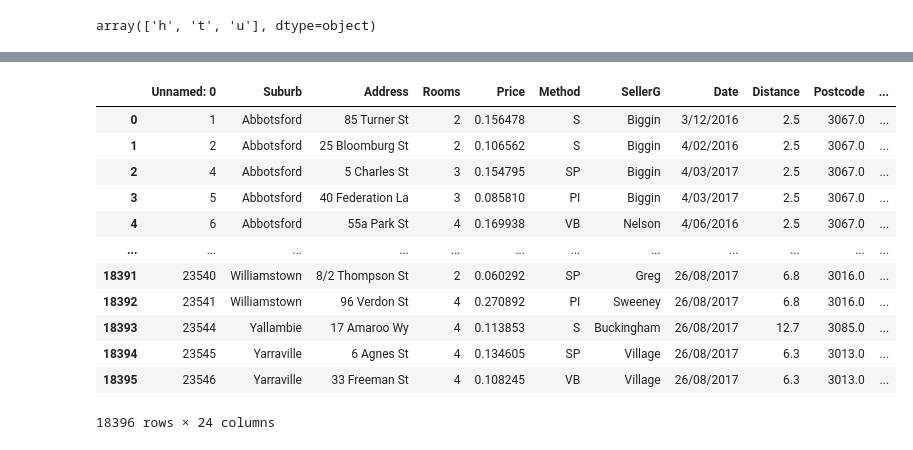
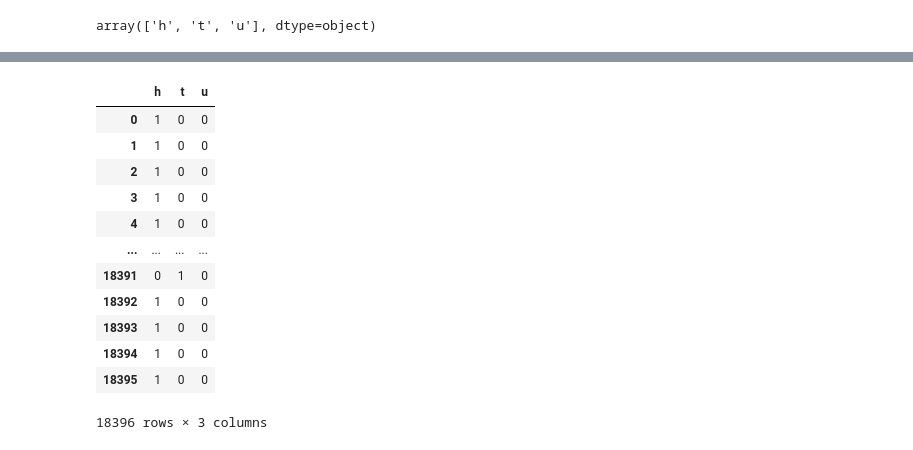
Before and after one commit to RohanDoshi21/PICT-TE-SEM6-DSBDAL, a Jupyter notebook: Assignment1.ipynb, the cells around one changed output, grey strips where cells are left out. Cells and saved outputs as stored; diff of their text form; code cells hidden in the pictures.

Commit message:
Simpler way to use OneHotEncoder

```diff
--- a/Assignment1.ipynb
+++ b/Assignment1.ipynb
@@ -158,12 +165,12 @@ df['Type'].unique()
 array(['h', 't', 'u'], dtype=object)
 # %%
 # Catagoral values to numberical form
-from sklearn.preprocessing import OneHotEncoder
-enc = OneHotEncoder()
+# from sklearn.preprocessing import OneHotEncoder
+# enc = OneHotEncoder()
 
-dt = df['Type'].to_numpy().reshape(-1,1)
-arr = enc.fit_transform(dt).toarray()
-# To Add to DataFrame as column
-arr = DataFrame(arr)
-df = df.join(arr)
-df
+# dt = df['Type'].to_numpy().reshape(-1,1)
+# arr = enc.fit_transform(dt).toarray()
+# # To Add to DataFrame as column
+# arr = DataFrame(arr)
+# df = df.join(arr)
+# df
@@ -184,20 +177,23 @@ df
 # %%
-# Changing column name generated by OneHotEncoder
-df.rename(columns={0: "h", 1 : "t", 2 : "u"}, inplace=True)
-# Droping values in the values
-df.drop(['Type'], axis=1, inplace=True)
-df
+# # Changing column name generated by OneHotEncoder
+# df.rename(columns={0: "h", 1 : "t", 2 : "u"}, inplace=True)
+# # Droping values in the values
+
+# Simpler way to use OneHotEncoder
+# This is a simpler way to use on hot encoder
+dfType = get_dummies(df['Type'])
+dfType
 # %% [output]
-|  | Unnamed: 0 | Suburb | Address | Rooms | Price | Method | SellerG | Date | Distance | Postcode | ... |
-| 0 | 1 | Abbotsford | 85 Turner St | 2 | 0.156478 | S | Biggin | 3/12/2016 | 2.5 | 3067.0 | ... |
-| 1 | 2 | Abbotsford | 25 Bloomburg St | 2 | 0.106562 | S | Biggin | 4/02/2016 | 2.5 | 3067.0 | ... |
-| 2 | 4 | Abbotsford | 5 Charles St | 3 | 0.154795 | SP | Biggin | 4/03/2017 | 2.5 | 3067.0 | ... |
-| 3 | 5 | Abbotsford | 40 Federation La | 3 | 0.085810 | PI | Biggin | 4/03/2017 | 2.5 | 3067.0 | ... |
-| 4 | 6 | Abbotsford | 55a Park St | 4 | 0.169938 | VB | Nelson | 4/06/2016 | 2.5 | 3067.0 | ... |
-| ... | ... | ... | ... | ... | ... | ... | ... | ... | ... | ... | ... |
-| 18391 | 23540 | Williamstown | 8/2 Thompson St | 2 | 0.060292 | SP | Greg | 26/08/2017 | 6.8 | 3016.0 | ... |
-| 18392 | 23541 | Williamstown | 96 Verdon St | 4 | 0.270892 | PI | Sweeney | 26/08/2017 | 6.8 | 3016.0 | ... |
-| 18393 | 23544 | Yallambie | 17 Amaroo Wy | 4 | 0.113853 | S | Buckingham | 26/08/2017 | 12.7 | 3085.0 | ... |
-| 18394 | 23545 | Yarraville | 6 Agnes St | 4 | 0.134605 | SP | Village | 26/08/2017 | 6.3 | 3013.0 | ... |
-| 18395 | 23546 | Yarraville | 33 Freeman St | 4 | 0.108245 | VB | Village | 26/08/2017 | 6.3 | 3013.0 | ... |
+|  | h | t | u |
+| 0 | 1 | 0 | 0 |
+| 1 | 1 | 0 | 0 |
+| 2 | 1 | 0 | 0 |
+| 3 | 1 | 0 | 0 |
+| 4 | 1 | 0 | 0 |
+| ... | ... | ... | ... |
+| 18391 | 0 | 1 | 0 |
+| 18392 | 1 | 0 | 0 |
+| 18393 | 1 | 0 | 0 |
+| 18394 | 1 | 0 | 0 |
+| 18395 | 1 | 0 | 0 |
-18396 rows × 24 columns
+18396 rows × 3 columns
```
Also changed, not shown: parts of 5 cells of this notebook.
